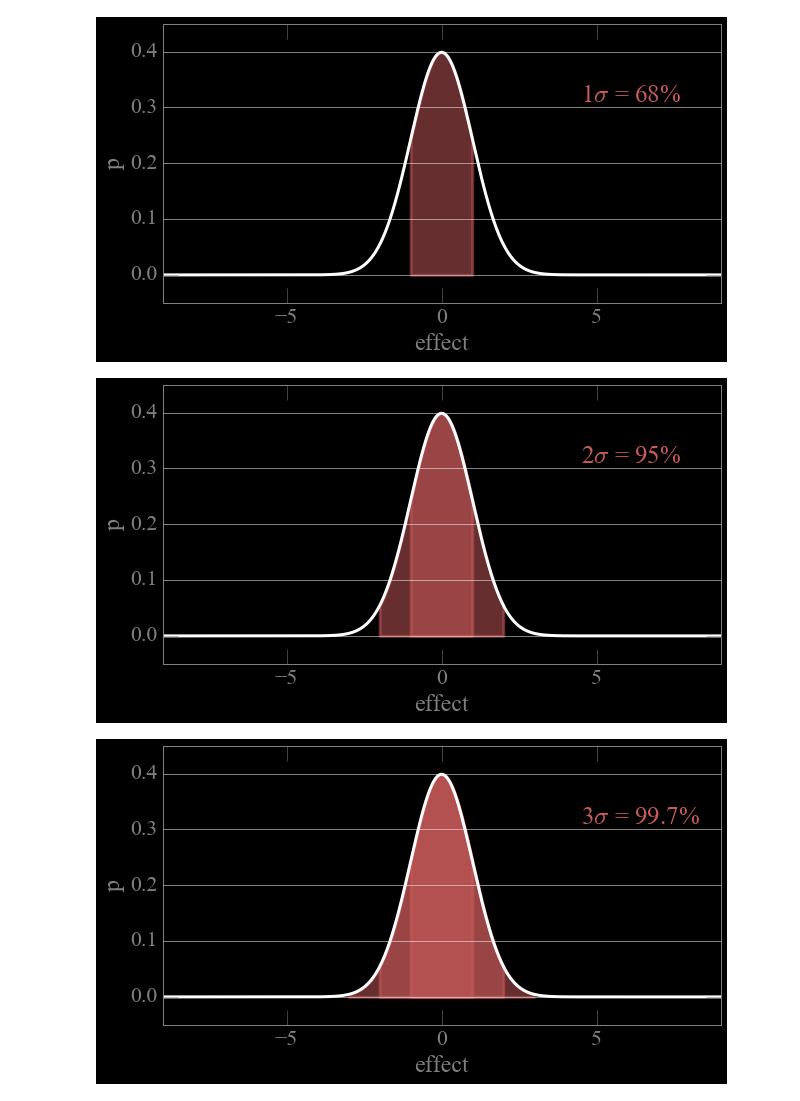
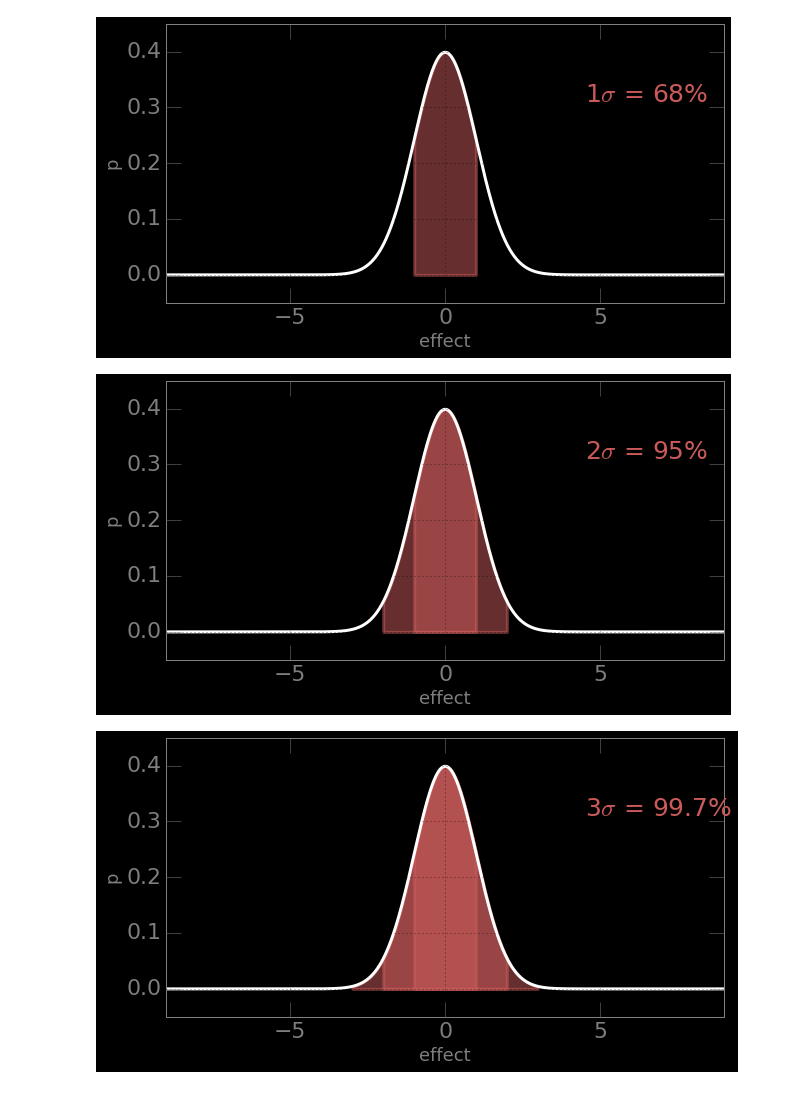
Before and after one commit to fedhere/UInotebooks, a Jupyter notebook: p_value.ipynb, the cells around one changed output. Drawn from its saved outputs; the diff is of its cells as text; code cells hidden in the pictures.

```diff
--- a/p_value.ipynb
+++ b/p_value.ipynb
@@ -4,14 +4,24 @@
 # %%
 import os
 import numpy as np
-from matplotlib import rc
-rc('font',**{'family':'sans-serif','sans-serif':['Helvetica']})
+
+import pylabsetup
+import pylab as pl
+import json
+
+s = json.load(open(os.getenv('PUI2016')+"/fbb_matplotlibrc.json"))
+
+%pylab inline
+s['font.family'] = ['sans-serif']
+pylab.rcParams.update(s)
+
+#pylab.rc['font.sans-serif'] = 'Helvetica'
 ## for Palatino and other serif fonts use:
 #rc('font',**{'family':'serif','serif':['Palatino']})
-rc('text', usetex=True)
-#%pylab inline
-import pylabsetup
-import pylab as pl
-%pylab inline
+#pylab.rc['text'] = {'usetex': True}
+
+
+if os.getenv('PUI15PLOTS') is None:
+    print ("Must set environmental variable PUI16PLOTS to point to a directory where to store plots")
 # %% [output]
 Populating the interactive namespace from numpy and matplotlib
@@ -31,7 +39,7 @@ for spine in ax.spines.values():
         spine.set_edgecolor('gray')
 ax.plot(x,gs(x),color='white',lw=3)
 #ax.xaxis.grid(True, which="major", linestyle='-', color='white')
-ax.yaxis.grid(True, which="major", linestyle='-', color='white')
+#ax.yaxis.grid(True, which="major", linestyle='-', color='white')
 
 ax.fill_between(np.arange(-1,1,0.01),np.zeros(len(np.arange(-1,1,0.01))),gs(np.arange(-1,1,0.01)),color='IndianRed',
                                 alpha=0.5,lw=3,label=r'1$\sigma$ = 16\%')
@@ -54,7 +62,7 @@ for spine in ax.spines.values():
         spine.set_edgecolor('gray')
 ax.plot(x,gs(x),color='white',lw=3)
 #ax.xaxis.grid(True, which="major", linestyle='-', color='white')
-ax.yaxis.grid(True, which="major", linestyle='-', color='white')
+#ax.yaxis.grid(True, which="major", linestyle='-', color='white')
 
 ax.fill_between(np.arange(-1,1,0.01),np.zeros(len(np.arange(-1,1,0.01))),gs(np.arange(-1,1,0.01)),color='IndianRed',
                                 alpha=0.5,lw=3,label=r'1$\sigma$ = 16%')
@@ -69,35 +77,35 @@ ax.set_xlim(-9,9)
 pl.text(4.5,0.31,r'2$\sigma$ = 95%', color='IndianRed', size=25)
 pl.savefig(os.getenv('PUI15PLOTS')+'/gaus1sig_2.png', facecolor=fig.get_facecolor(), edgecolor='none')
 
 
 fig = pl.figure(6,figsize=(10,5))
 fig.patch.set_facecolor('black')
 
 ax = fig.add_subplot(111, axisbg='black')
 ax.tick_params(color='gray', labelcolor='gray')
 for spine in ax.spines.values():
         spine.set_edgecolor('gray')
 ax.plot(x,gs(x),color='white',lw=3)
 #ax.xaxis.grid(True, which="major", linestyle='-', color='white')
-ax.yaxis.grid(True, which="major", linestyle='-', color='white')
+#ax.yaxis.grid(True, which="major", linestyle='-', color='white')
 
 ax.fill_between(np.arange(-1,1,0.01),np.zeros(len(np.arange(-1,1,0.01))),gs(np.arange(-1,1,0.01)),color='IndianRed',
                                 alpha=0.5,lw=3)
 ax.fill_between(np.arange(-2,2,0.01),np.zeros(len(np.arange(-2,2,0.01))),gs(np.arange(-2,2,0.01)),color='IndianRed',
                                 alpha=0.5,lw=3)
 ax.fill_between(np.arange(-3,3,0.01),np.zeros(len(np.arange(-3,3,0.01))),gs(np.arange(-3,3,0.01)),color='IndianRed',
                                 alpha=0.5,lw=3)
 ax.set_xlabel("effect",color='gray')
 
 #pl.legend()
 ax.set_ylabel("p",color='gray')
 ax.set_ylim(-0.05,0.45)
 ax.set_xlim(-9,9)
 pl.text(4.5,0.31,r'3$\sigma$ = 99.7%', color='IndianRed', size=25)
 
 pl.savefig(os.getenv('PUI15PLOTS')+'/gaus1sig_3.png', facecolor=fig.get_facecolor(), edgecolor='none')
 # %% [output]
-[figure, old version]
+[figure, new version]
-[figure, old version]
+[figure, new version]
-[figure, old version]
+[figure, new version]
 # %%
```
Also changed, not shown: parts of 6 cells of this notebook, 5 other files.
